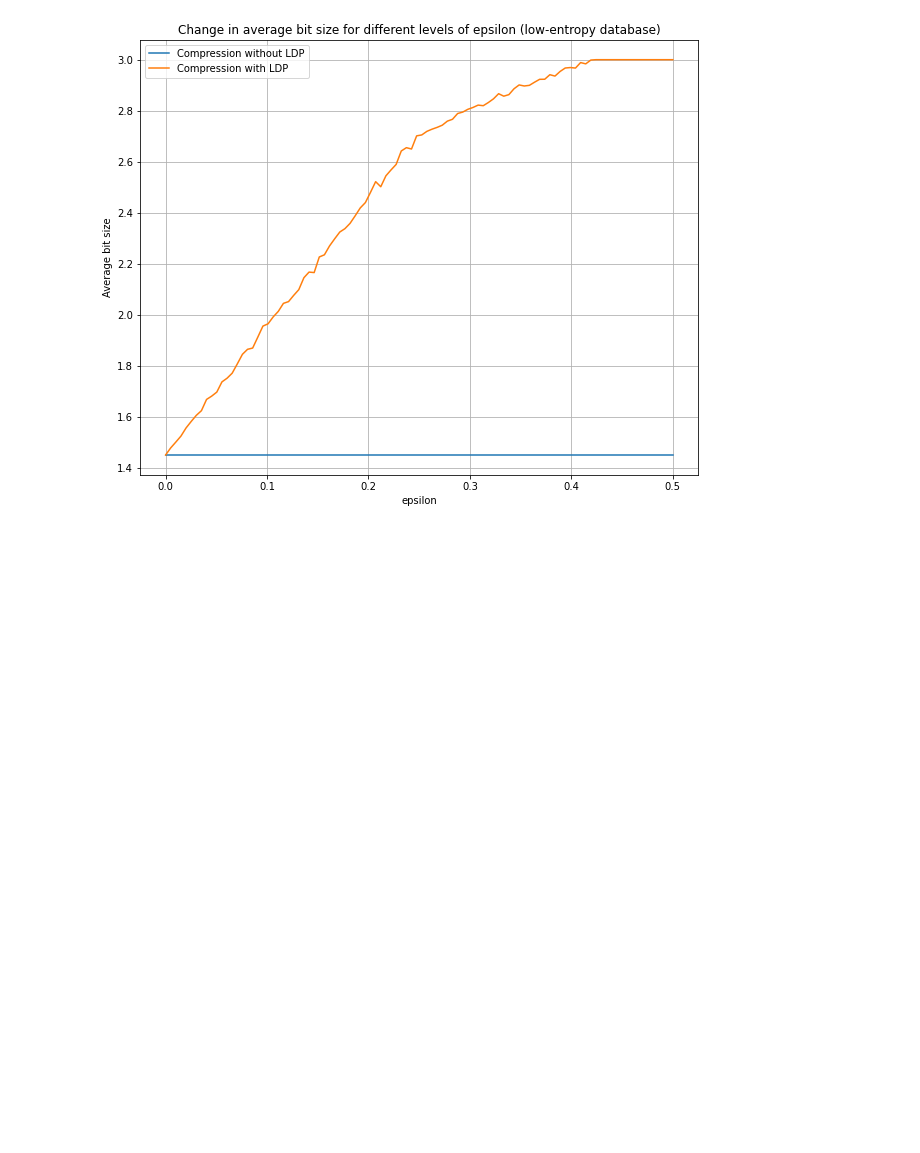
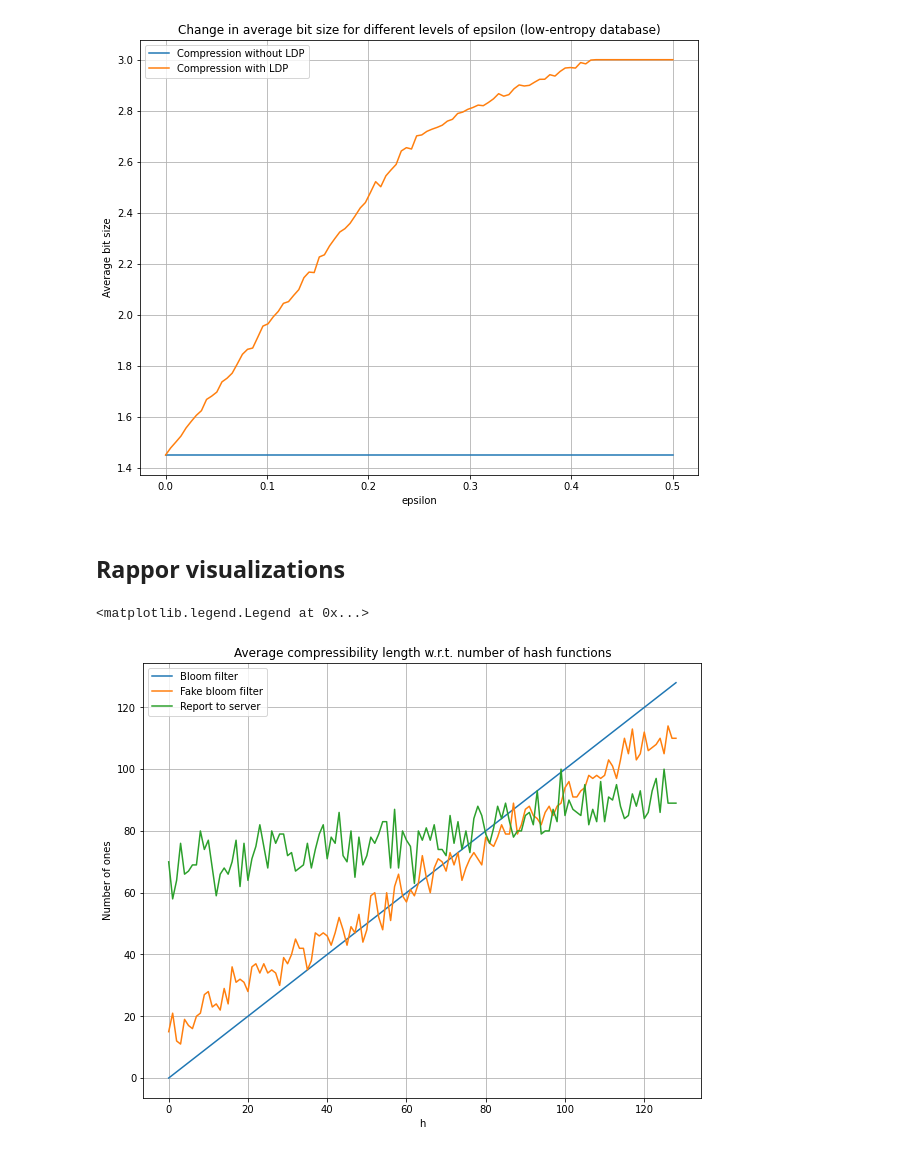
Before and after one commit to FurkanKarakas/optional-project, a Jupyter notebook: visualizations.ipynb, the cells around one changed output. Saved outputs shown, nothing was run; the diff lists cells and outputs as text; code cells hidden in the pictures; blank space fills up the shorter version.

Commit message:
Rappor visualizations added.

```diff
--- a/visualizations.ipynb
+++ b/visualizations.ipynb
@@ -188,3 +190,35 @@ plt.legend()
 # %% [output]
 <matplotlib.legend.Legend at 0x...>
 [figure]
+# %% [markdown]
+## Rappor visualizations
+# %%
+numberRaw=list()
+numberFake=list()
+numberReport=list()
+h=range(129)
+k=128
+f=0.25
+p=0.5
+q=0.75
+arr=np.zeros(k)
+for i in h:
+    numberRaw.append(i)
+    arr[:i]=1
+    B_fake=rappor.FakeBloomFilter(arr,f)
+    numberFake.append(B_fake.sum())
+    report=rappor.RandomizedResponse(B_fake,q,p)
+    numberReport.append(report.sum())
+# %%
+plt.figure(figsize=(10,8))
+plt.title("Average compressibility length w.r.t. number of hash functions")
+plt.xlabel("h")
+plt.ylabel("Number of ones")
+plt.grid(True)
+plt.plot(h,numberRaw,label="Bloom filter")
+plt.plot(h,numberFake,label="Fake bloom filter")
+plt.plot(h,numberReport,label="Report to server")
+plt.legend()
+# %% [output]
+<matplotlib.legend.Legend at 0x...>
+[figure, added]
```
Also changed, not shown: parts of 7 cells of this notebook, 1 other file.
